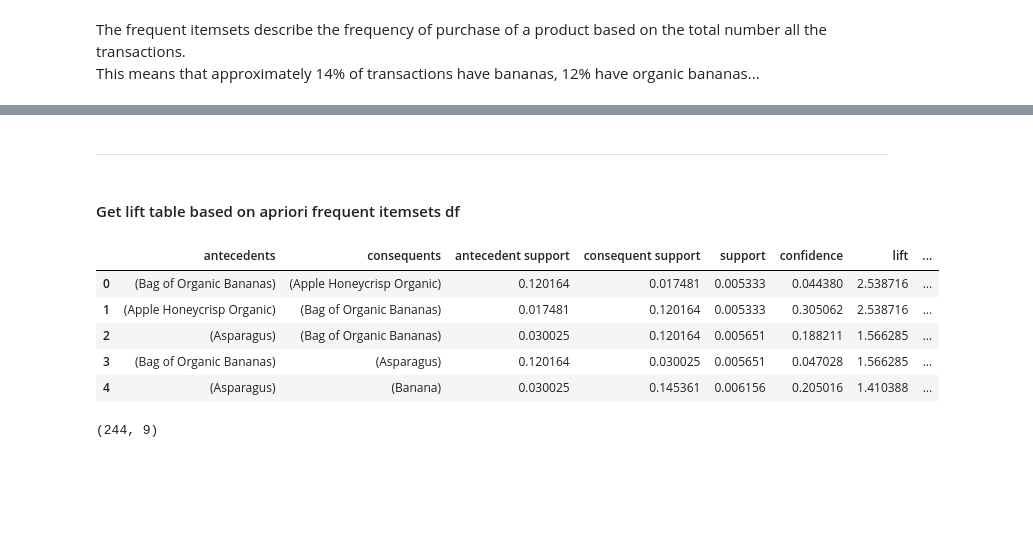
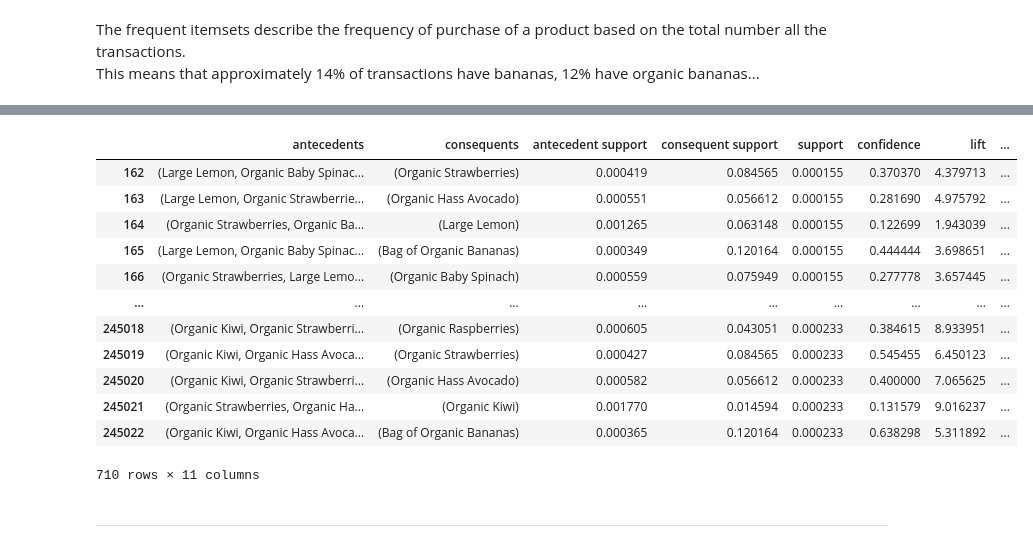
Before and after one commit to monolabs/products_association, a Jupyter notebook: notebooks/arm_experimental.ipynb, the cells around one changed output, grey strips where cells are left out. Drawn from its saved outputs; the diff is of its cells as text; code cells hidden in the pictures; blank space fills up the shorter version.

```diff
--- a/notebooks/arm_experimental.ipynb
+++ b/notebooks/arm_experimental.ipynb
@@ -209,4 +306,18 @@ This means that approximately 14% of transactions have bananas, 12% have organic
+# %%
+rules[rules['antecedents_len'] == 4]
+# %% [output]
+|  | antecedents | consequents | antecedent support | consequent support | support | confidence | lift | ... |
+| 162 | (Large Lemon, Organic Baby Spinac... | (Organic Strawberries) | 0.000419 | 0.084565 | 0.000155 | 0.370370 | 4.379713 | ... |
+| 163 | (Large Lemon, Organic Strawberrie... | (Organic Hass Avocado) | 0.000551 | 0.056612 | 0.000155 | 0.281690 | 4.975792 | ... |
+| 164 | (Organic Strawberries, Organic Ba... | (Large Lemon) | 0.001265 | 0.063148 | 0.000155 | 0.122699 | 1.943039 | ... |
+| 165 | (Large Lemon, Organic Baby Spinac... | (Bag of Organic Bananas) | 0.000349 | 0.120164 | 0.000155 | 0.444444 | 3.698651 | ... |
+| 166 | (Organic Strawberries, Large Lemo... | (Organic Baby Spinach) | 0.000559 | 0.075949 | 0.000155 | 0.277778 | 3.657445 | ... |
+| ... | ... | ... | ... | ... | ... | ... | ... | ... |
+| 245018 | (Organic Kiwi, Organic Strawberri... | (Organic Raspberries) | 0.000605 | 0.043051 | 0.000233 | 0.384615 | 8.933951 | ... |
+| 245019 | (Organic Kiwi, Organic Hass Avoca... | (Organic Strawberries) | 0.000427 | 0.084565 | 0.000233 | 0.545455 | 6.450123 | ... |
+| 245020 | (Organic Kiwi, Organic Strawberri... | (Organic Hass Avocado) | 0.000582 | 0.056612 | 0.000233 | 0.400000 | 7.065625 | ... |
+| 245021 | (Organic Strawberries, Organic Ha... | (Organic Kiwi) | 0.001770 | 0.014594 | 0.000233 | 0.131579 | 9.016237 | ... |
+| 245022 | (Organic Kiwi, Organic Hass Avoca... | (Bag of Organic Bananas) | 0.000365 | 0.120164 | 0.000233 | 0.638298 | 5.311892 | ... |
+710 rows × 11 columns
 # %% [markdown]
 ---
-# %% [markdown]
-#### Get lift table based on apriori frequent itemsets df
@@ -215,13 +323,0 @@ lift = association_rules(frequent_itemsets, metric="lift", min_threshold=0.01)
-# %%
-lift.head()
-# %% [output]
-|  | antecedents | consequents | antecedent support | consequent support | support | confidence | lift | ... |
-| 0 | (Bag of Organic Bananas) | (Apple Honeycrisp Organic) | 0.120164 | 0.017481 | 0.005333 | 0.044380 | 2.538716 | ... |
-| 1 | (Apple Honeycrisp Organic) | (Bag of Organic Bananas) | 0.017481 | 0.120164 | 0.005333 | 0.305062 | 2.538716 | ... |
-| 2 | (Asparagus) | (Bag of Organic Bananas) | 0.030025 | 0.120164 | 0.005651 | 0.188211 | 1.566285 | ... |
-| 3 | (Bag of Organic Bananas) | (Asparagus) | 0.120164 | 0.030025 | 0.005651 | 0.047028 | 1.566285 | ... |
-| 4 | (Asparagus) | (Banana) | 0.030025 | 0.145361 | 0.006156 | 0.205016 | 1.410388 | ... |
-# %%
-lift.shape
-# %% [output]
-(244, 9)
```
Also changed, not shown: parts of 20 cells of this notebook.
